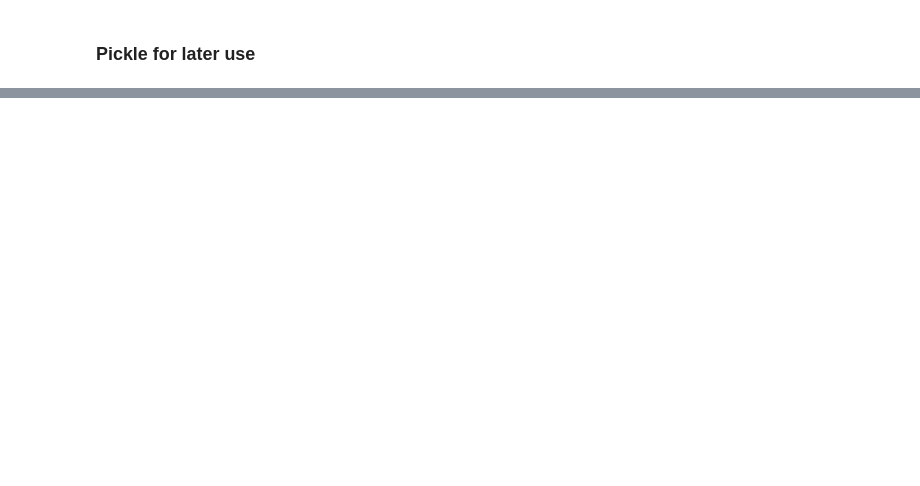
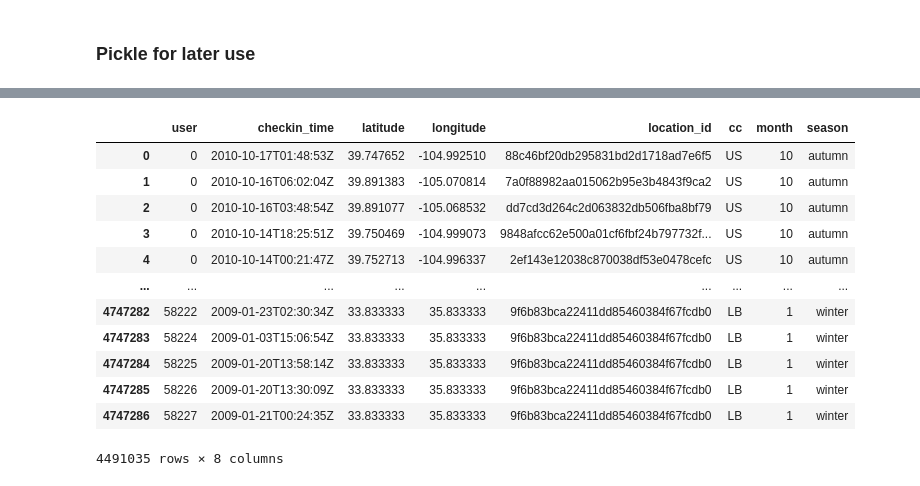
Before and after one commit to epfl-ada/ada-2020-project-milestone-p3-p3_a-dope-acronym, a Jupyter notebook: seasonal_patterns.ipynb, the cells around one changed output, grey strips where cells are left out. Saved outputs shown, nothing was run; the diff lists cells and outputs as text; code cells hidden in the pictures; blank space fills up the shorter version.

Commit message:
added season and month fields

```diff
--- a/seasonal_patterns.ipynb
+++ b/seasonal_patterns.ipynb
@@ -123,0 +143,38 @@ pickle.dump(checkin_gowalla, open('pickles/checkin_gowalla', 'wb'))
+# %%
+checkin_brightkite['month'] = checkin_brightkite.apply(lambda row: dt.strptime(row['checkin_time'],
+                                                                               '%Y-%m-%dT%H:%M:%SZ').month, axis=1)
+# %%
+## function that calculates the season of a given datetime object
+
+Y = 2000 # dummy leap year to allow input X-02-29 (leap day)
+seasons = [('winter', (datetime(Y,  1,  1),  datetime(Y,  3, 20))),
+           ('spring', (datetime(Y,  3, 21),  datetime(Y,  6, 20))),
+           ('summer', (datetime(Y,  6, 21),  datetime(Y,  9, 22))),
+           ('autumn', (datetime(Y,  9, 23),  datetime(Y, 12, 20))),
+           ('winter', (datetime(Y, 12, 21),  datetime(Y, 12, 31)))]
+
+def get_season(row):
+
+    date_time = dt.strptime(row['checkin_time'], '%Y-%m-%dT%H:%M:%SZ')
+    date_time = date_time.replace(year=Y, hour=0, minute=0, second=0)
+
+    return next(season for season, (start, end) in seasons
+                if start <= date_time <= end)
+# %%
+checkin_brightkite['season'] = checkin_brightkite.apply(lambda row: get_season(row), axis=1)
+# %%
+checkin_brightkite
+# %% [output]
+|  | user | checkin_time | latitude | longitude | location_id | cc | month | season |
+| 0 | 0 | 2010-10-17T01:48:53Z | 39.747652 | -104.992510 | 88c46bf20db295831bd2d1718ad7e6f5 | US | 10 | autumn |
+| 1 | 0 | 2010-10-16T06:02:04Z | 39.891383 | -105.070814 | 7a0f88982aa015062b95e3b4843f9ca2 | US | 10 | autumn |
+| 2 | 0 | 2010-10-16T03:48:54Z | 39.891077 | -105.068532 | dd7cd3d264c2d063832db506fba8bf79 | US | 10 | autumn |
+| 3 | 0 | 2010-10-14T18:25:51Z | 39.750469 | -104.999073 | 9848afcc62e500a01cf6fbf24b797732f... | US | 10 | autumn |
+| 4 | 0 | 2010-10-14T00:21:47Z | 39.752713 | -104.996337 | 2ef143e12038c870038df53e0478cefc | US | 10 | autumn |
+| ... | ... | ... | ... | ... | ... | ... | ... | ... |
+| 4747282 | 58222 | 2009-01-23T02:30:34Z | 33.833333 | 35.833333 | 9f6b83bca22411dd85460384f67fcdb0 | LB | 1 | winter |
+| 4747283 | 58224 | 2009-01-03T15:06:54Z | 33.833333 | 35.833333 | 9f6b83bca22411dd85460384f67fcdb0 | LB | 1 | winter |
+| 4747284 | 58225 | 2009-01-20T13:58:14Z | 33.833333 | 35.833333 | 9f6b83bca22411dd85460384f67fcdb0 | LB | 1 | winter |
+| 4747285 | 58226 | 2009-01-20T13:30:09Z | 33.833333 | 35.833333 | 9f6b83bca22411dd85460384f67fcdb0 | LB | 1 | winter |
+| 4747286 | 58227 | 2009-01-21T00:24:35Z | 33.833333 | 35.833333 | 9f6b83bca22411dd85460384f67fcdb0 | LB | 1 | winter |
+4491035 rows × 8 columns
```
Also changed, not shown: parts of 8 cells of this notebook.
